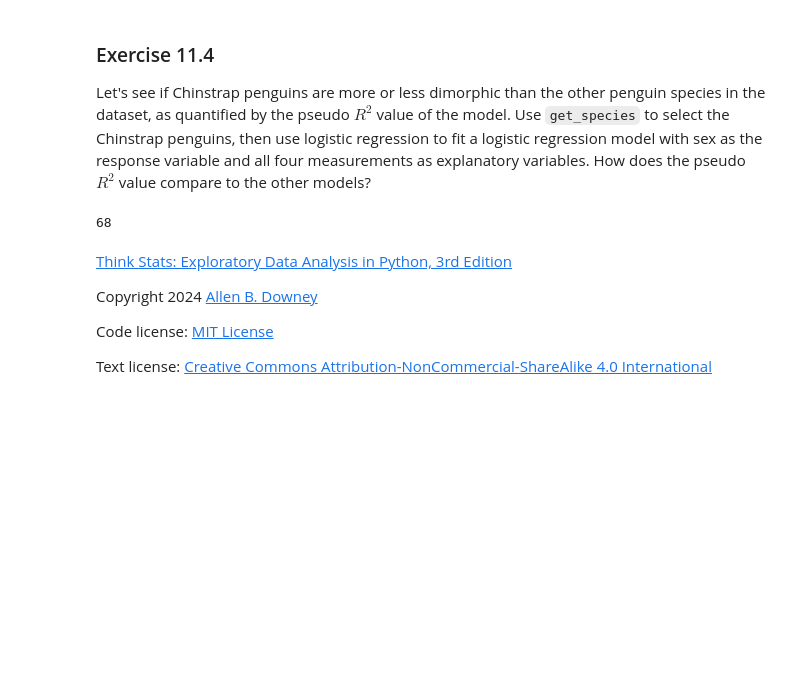
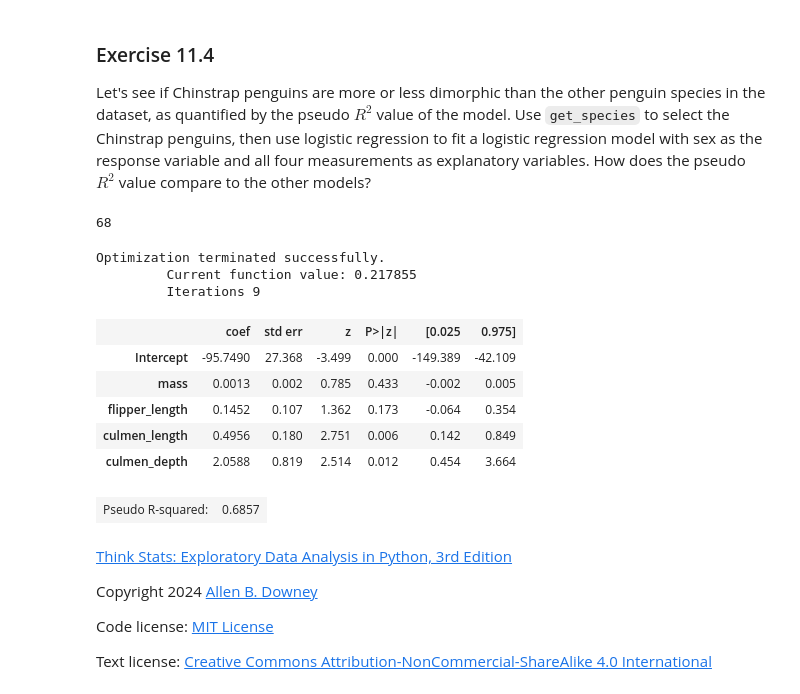
Before and after one commit to gi1no/Education, a Jupyter notebook: ThinkStats/chap11.ipynb, the cells around one changed output. Drawn from its saved outputs; the diff is of its cells as text; code cells hidden in the pictures; blank space fills up the shorter version.

```diff
--- a/ThinkStats/chap11.ipynb
+++ b/ThinkStats/chap11.ipynb
@@ -811,5 +845,24 @@ chinstrap = get_species(penguins, "Chinstrap")
 len(chinstrap)
 # %% [output]
 68
+# %%
+# Solution goes here
+chinstrap["y"] = (chinstrap["Sex"] == "MALE").astype(int)
+chinstrap["y"].value_counts()
+
+formula = "y ~ mass + flipper_length + culmen_length + culmen_depth"
+result_s = smf.logit(formula, data=chinstrap).fit()
+display_summary(result_s)
+# %% [output]
+Optimization terminated successfully.
+         Current function value: 0.217855
+         Iterations 9
+|  | coef | std err | z | P>|z| | [0.025 | 0.975] |
+| Intercept | -95.7490 | 27.368 | -3.499 | 0.000 | -149.389 | -42.109 |
+| mass | 0.0013 | 0.002 | 0.785 | 0.433 | -0.002 | 0.005 |
+| flipper_length | 0.1452 | 0.107 | 1.362 | 0.173 | -0.064 | 0.354 |
+| culmen_length | 0.4956 | 0.180 | 2.751 | 0.006 | 0.142 | 0.849 |
+| culmen_depth | 2.0588 | 0.819 | 2.514 | 0.012 | 0.454 | 3.664 |
+| Pseudo R-squared: | 0.6857 |
 # %%
 # Solution goes here
```
Also changed, not shown: parts of 20 cells of this notebook.
